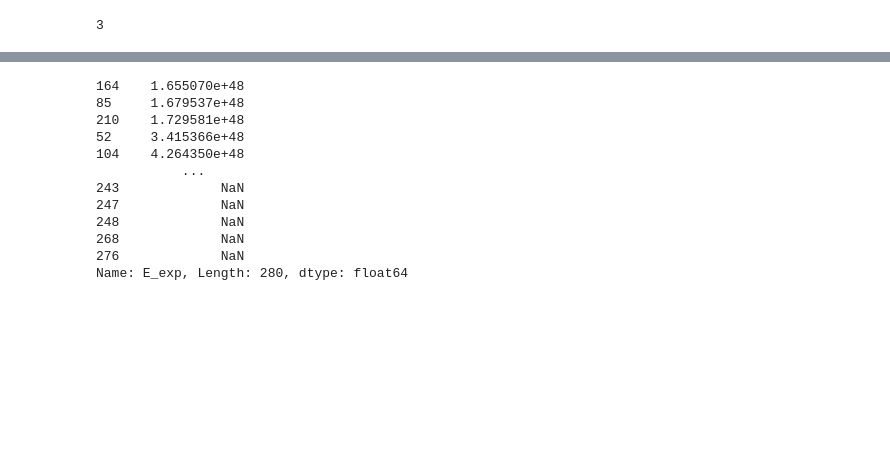
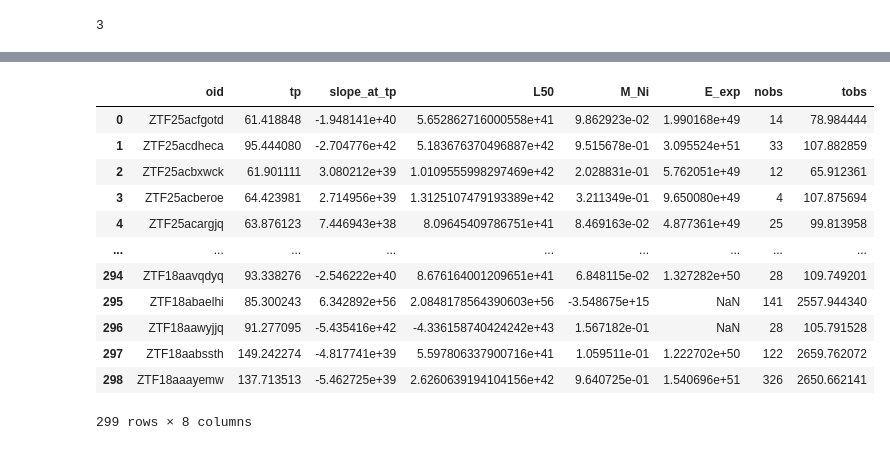
Before and after one commit to zknutson/TD_Data_proj, a Jupyter notebook: create_data.ipynb, the cells around one changed output, grey strips where cells are left out. Drawn from its saved outputs; the diff is of its cells as text; code cells hidden in the pictures; blank space fills up the shorter version.

```diff
--- a/create_data.ipynb
+++ b/create_data.ipynb
@@ -323,15 +118,16 @@ Processing ZTF19acxgwvo...
 # %%
-results["E_exp"].sort_values()
+results
 # %% [output]
+|  | oid | tp | slope_at_tp | L50 | M_Ni | E_exp | nobs | tobs |
+| 0 | ZTF25acfgotd | 61.418848 | -1.948141e+40 | 5.652862716000558e+41 | 9.862923e-02 | 1.990168e+49 | 14 | 78.984444 |
+| 1 | ZTF25acdheca | 95.444080 | -2.704776e+42 | 5.183676370496887e+42 | 9.515678e-01 | 3.095524e+51 | 33 | 107.882859 |
+| 2 | ZTF25acbxwck | 61.901111 | 3.080212e+39 | 1.0109555998297469e+42 | 2.028831e-01 | 5.762051e+49 | 12 | 65.912361 |
+| 3 | ZTF25acberoe | 64.423981 | 2.714956e+39 | 1.3125107479193389e+42 | 3.211349e-01 | 9.650080e+49 | 4 | 107.875694 |
+| 4 | ZTF25acargjq | 63.876123 | 7.446943e+38 | 8.09645409786751e+41 | 8.469163e-02 | 4.877361e+49 | 25 | 99.813958 |
+| ... | ... | ... | ... | ... | ... | ... | ... | ... |
+| 294 | ZTF18aavqdyq | 93.338276 | -2.546222e+40 | 8.676164001209651e+41 | 6.848115e-02 | 1.327282e+50 | 28 | 109.749201 |
+| 295 | ZTF18abaelhi | 85.300243 | 6.342892e+56 | 2.0848178564390603e+56 | -3.548675e+15 | NaN | 141 | 2557.944340 |
+| 296 | ZTF18aawyjjq | 91.277095 | -5.435416e+42 | -4.336158740424242e+43 | 1.567182e-01 | NaN | 28 | 105.791528 |
+| 297 | ZTF18aabssth | 149.242274 | -4.817741e+39 | 5.597806337900716e+41 | 1.059511e-01 | 1.222702e+50 | 122 | 2659.762072 |
+| 298 | ZTF18aaayemw | 137.713513 | -5.462725e+39 | 2.6260639194104156e+42 | 9.640725e-01 | 1.540696e+51 | 326 | 2650.662141 |
-164    1.655070e+48
-85     1.679537e+48
-210    1.729581e+48
-52     3.415366e+48
-104    4.264350e+48
-           ...
-243             NaN
-247             NaN
-248             NaN
-268             NaN
-276             NaN
-Name: E_exp, Length: 280, dtype: float64
+299 rows × 8 columns
```
Also changed, not shown: parts of 7 cells of this notebook, 6 other files.
